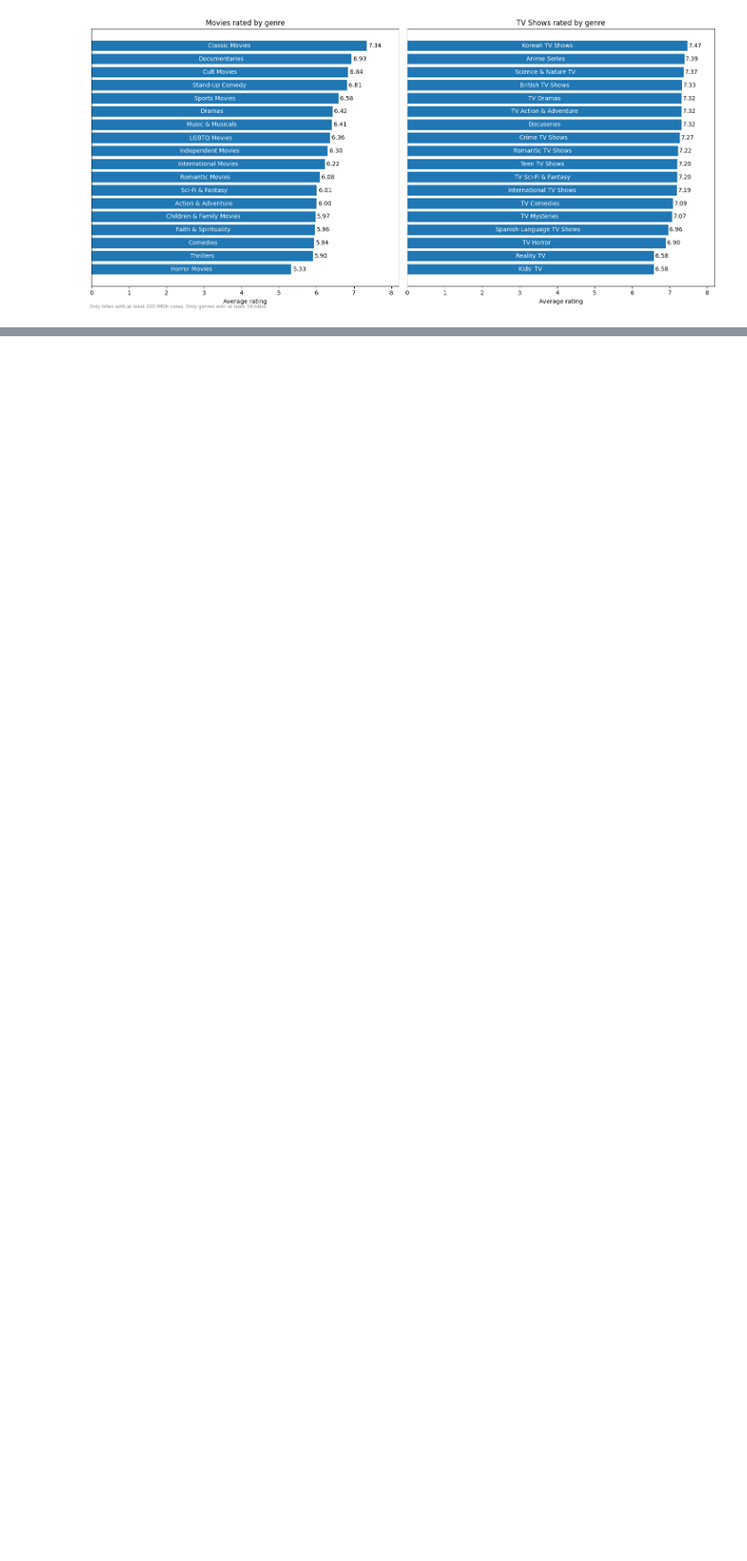
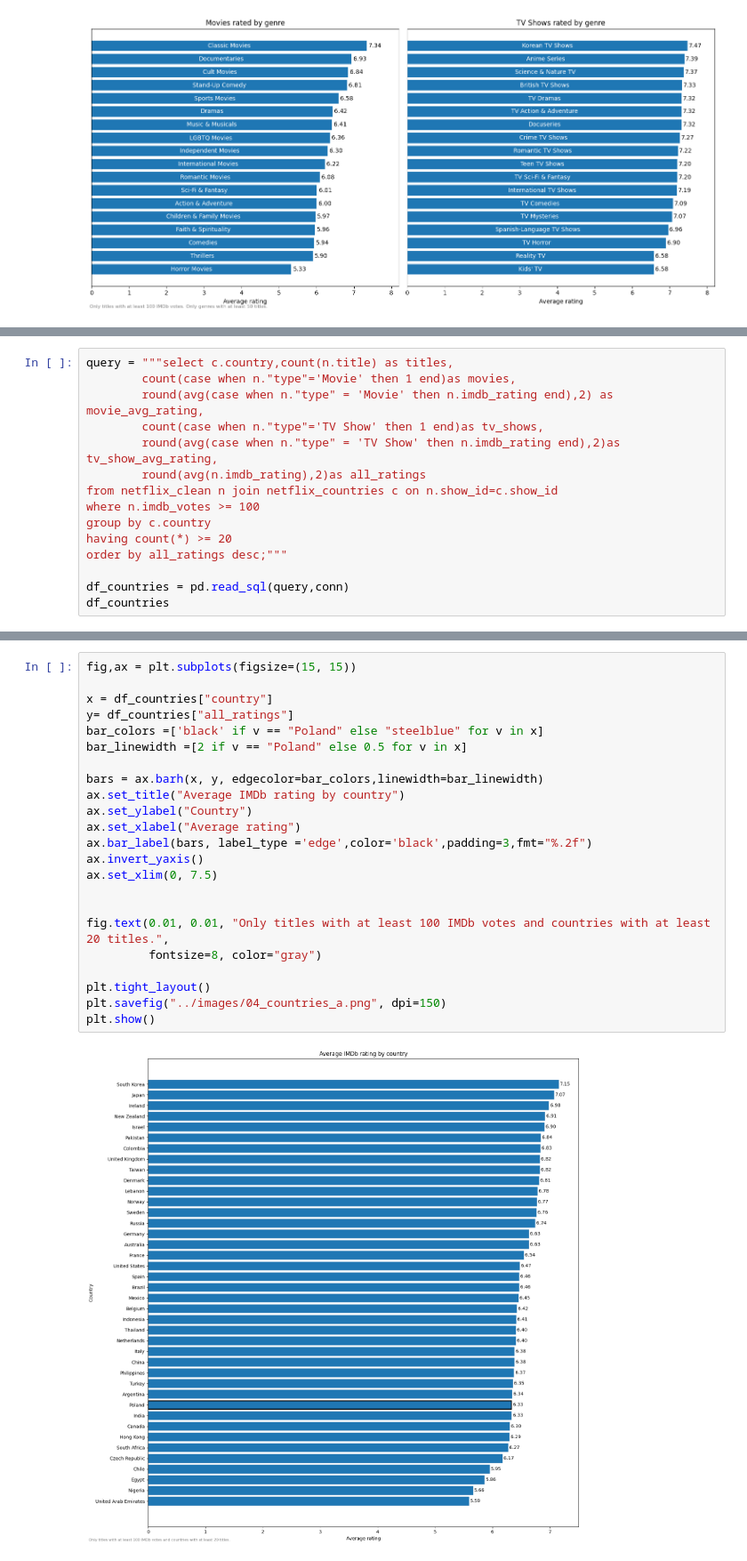
Before and after one commit to PaulinaWalasiewicz/netflix-imdb-analysis, a Jupyter notebook: notebooks/analysis.ipynb, the cells around one changed output, grey strips where cells are left out. Shown at 89% size. Drawn from its saved outputs; the diff is of its cells as text; blank space fills up the shorter version.

```diff
--- a/notebooks/analysis.ipynb
+++ b/notebooks/analysis.ipynb
@@ -234,0 +242,15 @@ plt.show()
+# %%
+query = """select c.country,count(n.title) as titles,
+        count(case when n."type"='Movie' then 1 end)as movies,
+        round(avg(case when n."type" = 'Movie' then n.imdb_rating end),2) as movie_avg_rating,
+        count(case when n."type"='TV Show' then 1 end)as tv_shows,
+        round(avg(case when n."type" = 'TV Show' then n.imdb_rating end),2)as tv_show_avg_rating,
+        round(avg(n.imdb_rating),2)as all_ratings
+from netflix_clean n join netflix_countries c on n.show_id=c.show_id
+where n.imdb_votes >= 100
+group by c.country
+having count(*) >= 20
+order by all_ratings desc;"""
+
+df_countries = pd.read_sql(query,conn)
+df_countries
@@ -234,0 +275,25 @@ plt.show()
+# %%
+fig,ax = plt.subplots(figsize=(15, 15))
+
+x = df_countries["country"]
+y= df_countries["all_ratings"]
+bar_colors =['black' if v == "Poland" else "steelblue" for v in x]
+bar_linewidth =[2 if v == "Poland" else 0.5 for v in x]
+
+bars = ax.barh(x, y, edgecolor=bar_colors,linewidth=bar_linewidth)
+ax.set_title("Average IMDb rating by country")
+ax.set_ylabel("Country")
+ax.set_xlabel("Average rating")
+ax.bar_label(bars, label_type ='edge',color='black',padding=3,fmt="%.2f")
+ax.invert_yaxis()
+ax.set_xlim(0, 7.5)
+
+
+fig.text(0.01, 0.01, "Only titles with at least 100 IMDb votes and countries with at least 20 titles.",
+         fontsize=8, color="gray")
+
+plt.tight_layout()
+plt.savefig("../images/04_countries_a.png", dpi=150)
+plt.show()
+# %% [output]
+[figure, added]
```
Also changed, not shown: parts of 17 cells of this notebook, 2 other files.
